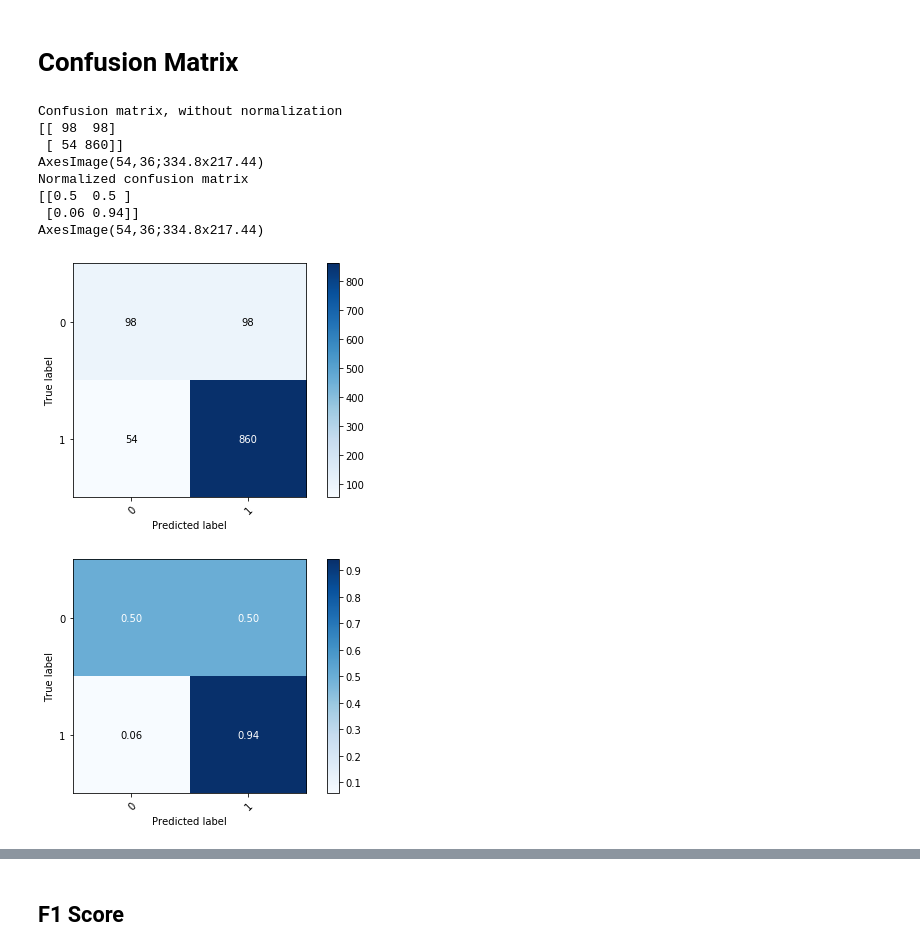
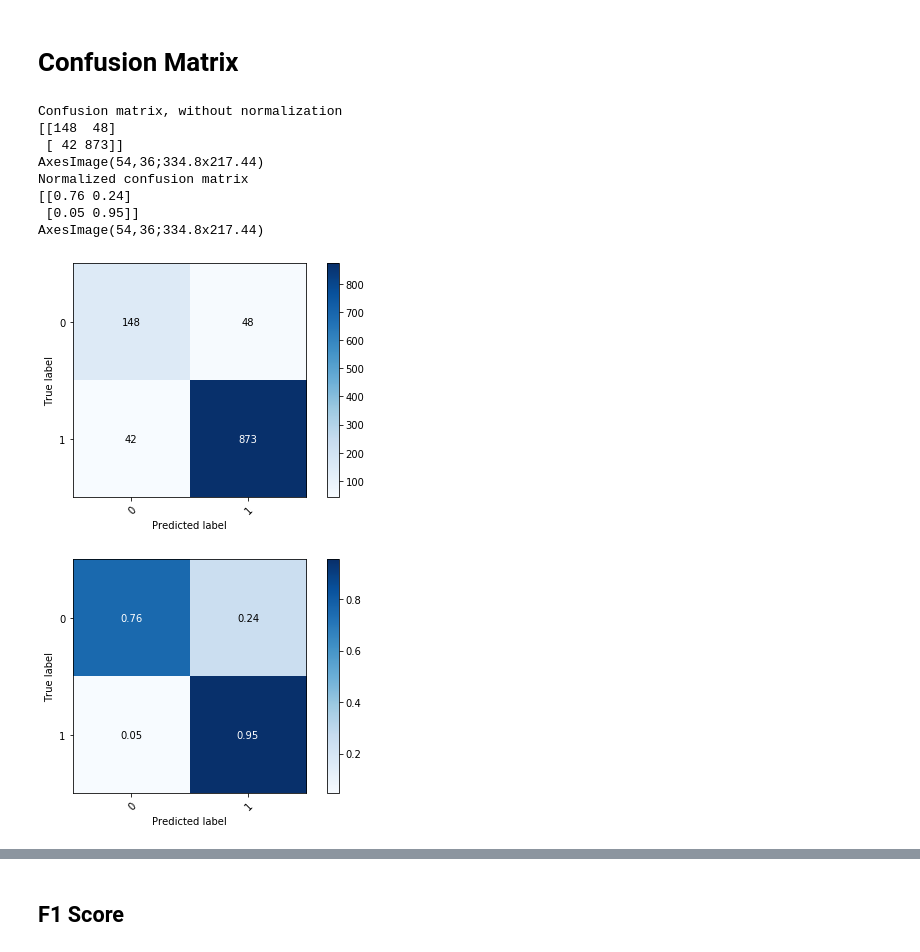
Before and after one commit to JoyeBright/DeepSentiPers, a Jupyter notebook: Binary-Classification/DL_KerasEmb.ipynb, the cells around one changed output, grey strips where cells are left out. Saved outputs shown, nothing was run; the diff lists cells and outputs as text; code cells hidden in the pictures.

```diff
--- a/Binary-Classification/DL_KerasEmb.ipynb
+++ b/Binary-Classification/DL_KerasEmb.ipynb
@@ -96,3 +116,8 @@ y_test = y_test.reset_index(drop=True)
+# %%
+selected_dataset = selected_dataset.sample(frac=1).reset_index(drop=True)
+# %%
+x_train = selected_dataset[0]
+y_train = selected_dataset[1]
 # %%
 print('Number of training sentence: ', x_train.shape)
 print('Number of training label: ', y_train.shape)
@@ -258,6 +254,6 @@ model_blstm.compile(loss='binary_crossentropy',
               metrics=['accuracy'])
 
 model_blstm.summary()
-batch_size_blstm = 64
-epochs_blstm = 7
+batch_size_blstm = 32
+epochs_blstm = 5
 # %% [output]
@@ -305,6 +297,6 @@ Test Accuracy: 86.318632
 # %%
 # Get prediction label
-y_pred_blstm = model_blstm.predict_classes(x_test_padded[:-1])
+y_pred_blstm = model_blstm.predict_classes(x_test_padded)
 # %% [markdown]
 ## CNN Model
 # %%
@@ -436,21 +428,21 @@ class_names = np.array([0, 1])
 np.set_printoptions(precision=2)
 # %%
 # Plot non-normalized confusion matrix
-plot_confusion_matrix(y_test[:-1], y_pred_blstm, classes=class_names)
-plt.savefig('cm-blstm.png')
+plot_confusion_matrix(y_test, y_pred_blstm, classes=class_names)
+# plt.savefig('cm-blstm.png')
 # Plot normalized confusion matrix
-plot_confusion_matrix(y_test[:-1], y_pred_blstm, classes=class_names, normalize=True)
+plot_confusion_matrix(y_test, y_pred_blstm, classes=class_names, normalize=True)
 # Decomment following line if you want to save the figure
-plt.savefig('cm-blstm-normalized.png')
+# plt.savefig('cm-blstm-normalized.png')
 plt.show()
 # %% [output]
 Confusion matrix, without normalization
-[[ 98  98]
- [ 54 860]]
+[[148  48]
+ [ 42 873]]
 AxesImage(54,36;334.8x217.44)
 Normalized confusion matrix
-[[0.5  0.5 ]
- [0.06 0.94]]
+[[0.76 0.24]
+ [0.05 0.95]]
 AxesImage(54,36;334.8x217.44)
-[figure, old version]
+[figure, new version]
-[figure, old version]
+[figure, new version]
```
Also changed, not shown: parts of 37 cells of this notebook.
